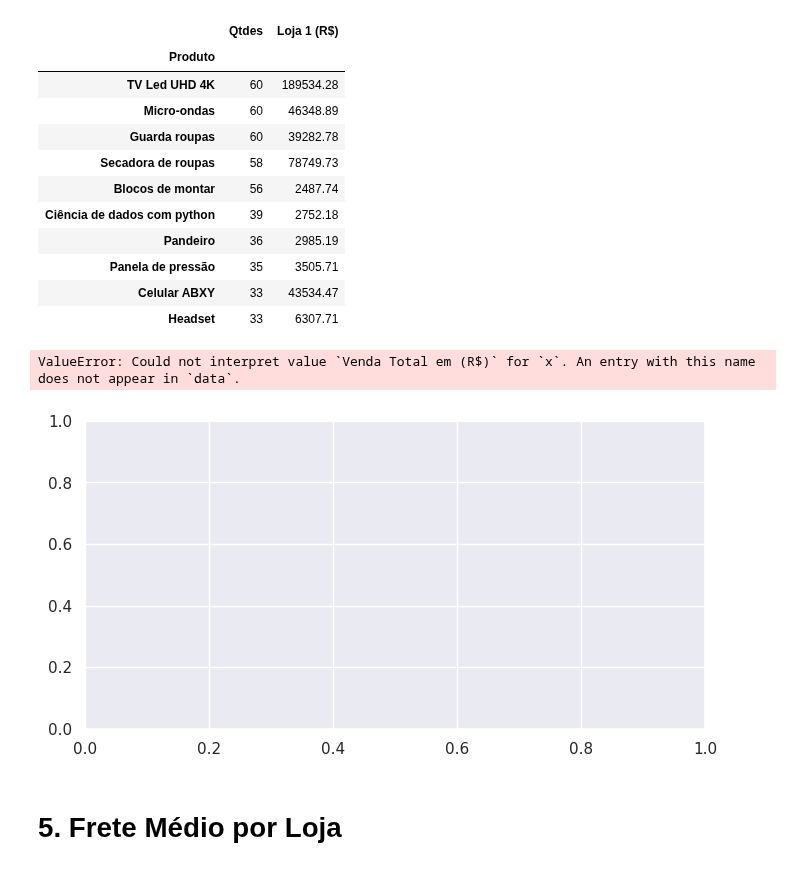
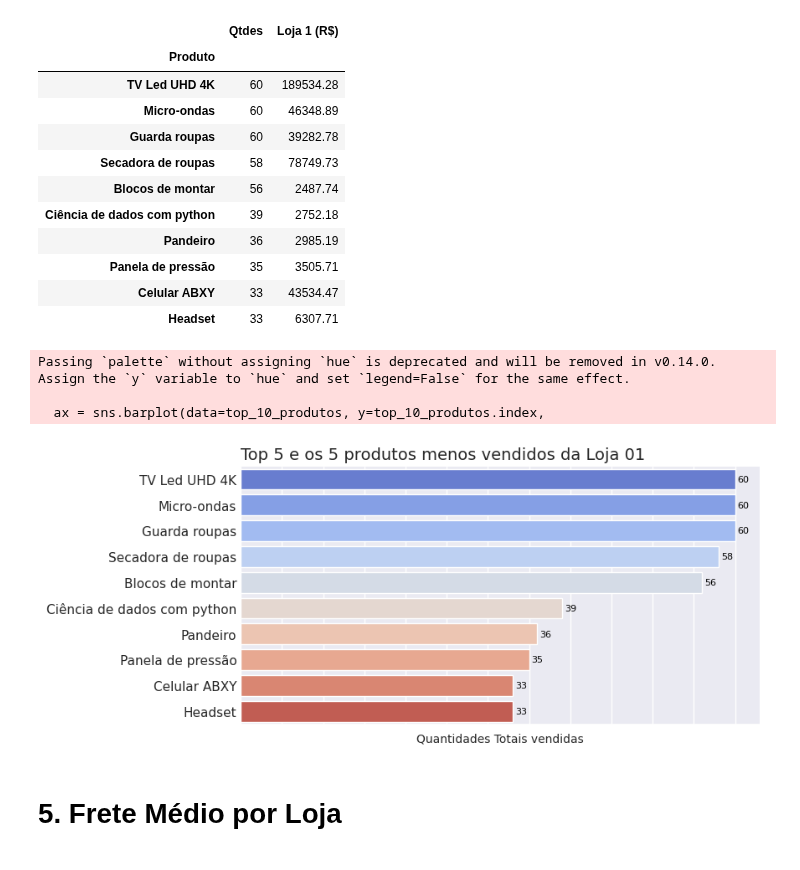
Before and after one commit to carlos-000-carlos/Challenge_1-Alura_Store-Cabral, a Jupyter notebook: AluraStoreBr.ipynb, the cells around one changed output. Cells and saved outputs as stored; diff of their text form; code cells hidden in the pictures.

```diff
--- a/AluraStoreBr.ipynb
+++ b/AluraStoreBr.ipynb
@@ -921,24 +921,33 @@ top_10_produtos
 # %%
 import seaborn as sns
 
 sns.set_theme()
 
 def gerar_grafico_paleta(palette):
     fig, ax = plt.subplots(figsize=(8,4))
     ax = sns.barplot(data=top_10_produtos, y=top_10_produtos.index,
-                 x='Venda Total em (R$)', orient='h', palette=palette)
-    ax.set_title('Top 5 e os 5 produtos menos vendidos da Loja 01', loc = 'left', fontsize = 16)
-    ax.set_xlabel('Vendas Totais em (R$)', fontsize = 14)
+                 x='Qtdes', orient='h', palette=palette)
+    ax.set_title('Top 5 e os 5 produtos menos vendidos da Loja 01', loc = 'left', fontsize = 14)
+    ax.set_xlabel('Quantidades Totais vendidas', fontsize = 10)
     ax.set_ylabel('')
-    ax.xaxis.set_major_locator(plt.MultipleLocator(50))
+    ax.xaxis.set_major_locator(plt.MultipleLocator(5))
+    ax.set_xticklabels([])   # Opção A: Definir os rótulos como uma lista vazia
+    ax.tick_params(axis='both', which='both', length=0)   # Removendo todos os ticks dos eixos X e Y
+
+    for j, v in enumerate(top_10_produtos[p1]):
+        ax.text(v + 0.3, j, str(v), color='black', fontsize=8, ha='left', va='center')
+
+
     sns.set_theme(style='dark')
     sns.despine()
     plt.show()
+
+gerar_grafico_paleta('coolwarm')
+# %% [output]
+Passing `palette` without assigning `hue` is deprecated and will be removed in v0.14.0. Assign the `y` variable to `hue` and set `legend=False` for the same effect.
+
+  ax = sns.barplot(data=top_10_produtos, y=top_10_produtos.index,
+[figure, added]
-# %%
-gerar_grafico_paleta('coolwarm')
-# %% [output]
-ValueError: Could not interpret value `Venda Total em (R$)` for `x`. An entry with this name does not appear in `data`.
-[figure, removed]
 # %% [markdown]
 # 5. Frete Médio por Loja
 # %%
```
Also changed, not shown: parts of 2 cells of this notebook.
